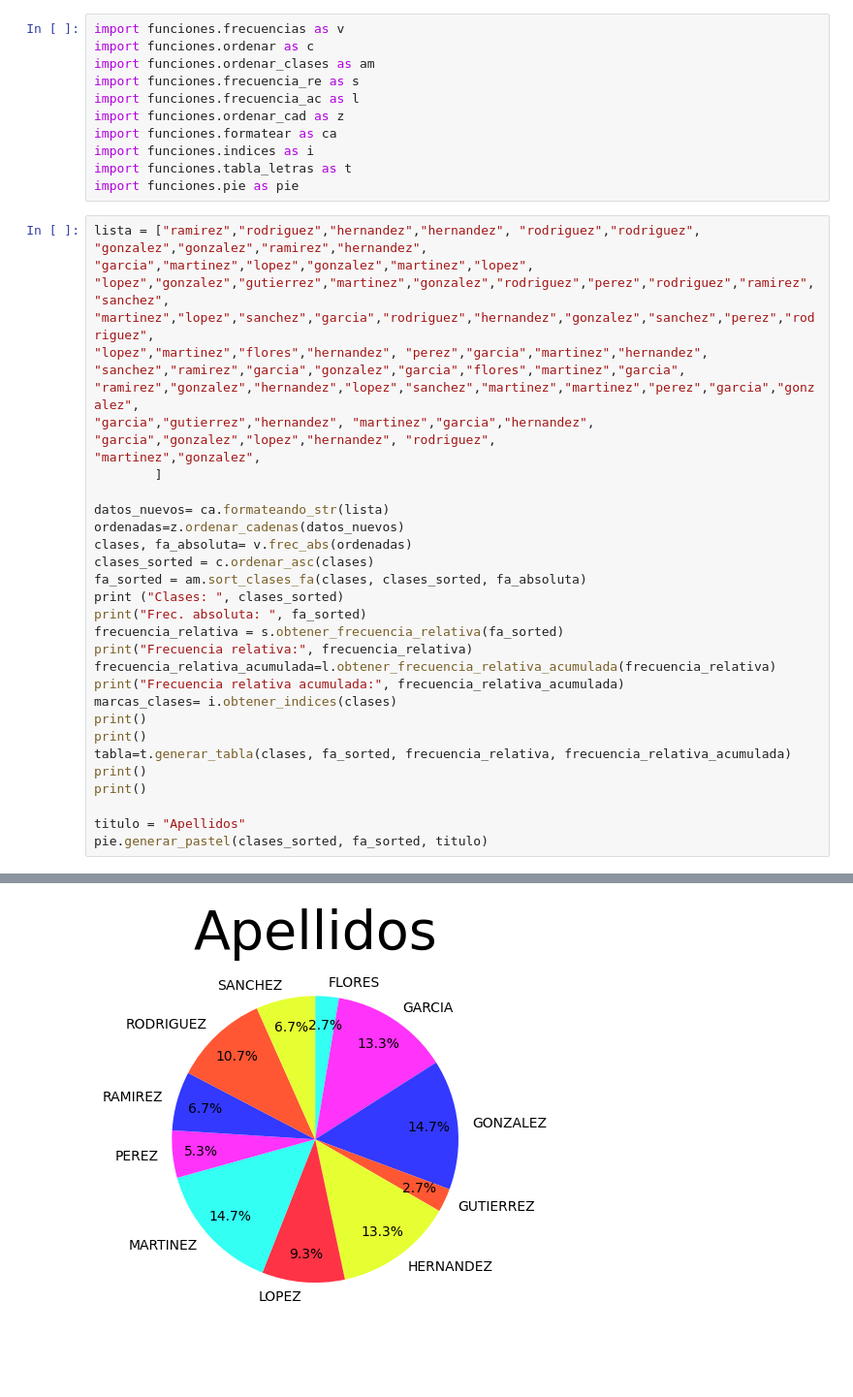
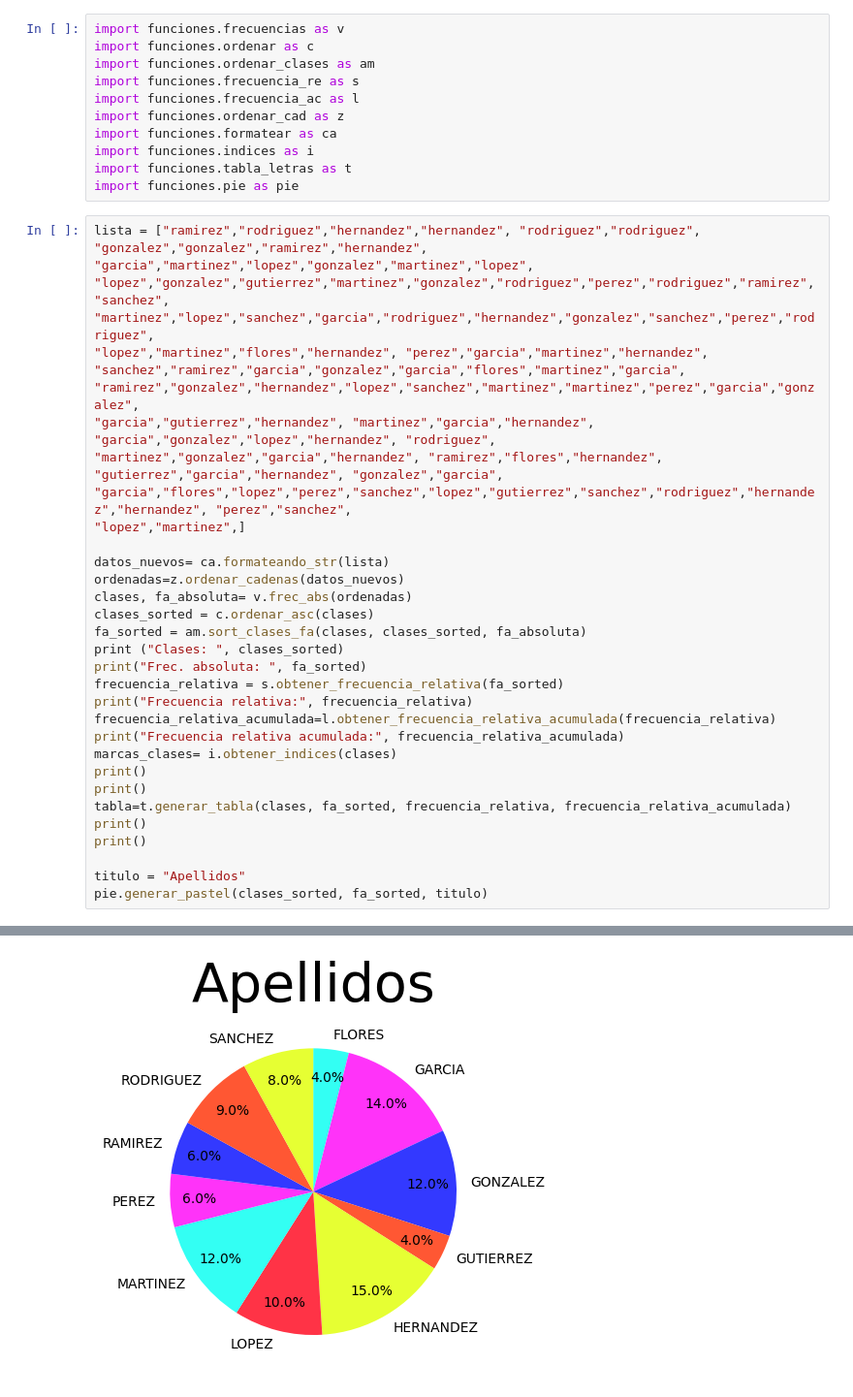
Before and after one commit to SebastianHernadez/SHAVerano2024T1, a Jupyter notebook: index.ipynb, the cells around one changed output, grey strips where cells are left out. Shown at 97% size. Saved outputs shown, nothing was run; the diff lists cells and outputs as text; blank space fills up the shorter version.

```diff
--- a/index.ipynb
+++ b/index.ipynb
@@ -18,8 +18,9 @@ lista = ["ramirez","rodriguez","hernandez","hernandez", "rodriguez","rodriguez",
 "sanchez","ramirez","garcia","gonzalez","garcia","flores","martinez","garcia",
 "ramirez","gonzalez","hernandez","lopez","sanchez","martinez","martinez","perez","garcia","gonzalez",
 "garcia","gutierrez","hernandez", "martinez","garcia","hernandez", "garcia","gonzalez","lopez","hernandez", "rodriguez",
-"martinez","gonzalez",
-        ]
+"martinez","gonzalez","garcia","hernandez", "ramirez","flores","hernandez", "gutierrez","garcia","hernandez", "gonzalez","garcia",
+"garcia","flores","lopez","perez","sanchez","lopez","gutierrez","sanchez","rodriguez","hernandez","hernandez", "perez","sanchez",
+"lopez","martinez",]
 
 datos_nuevos= ca.formateando_str(lista)
 ordenadas=z.ordenar_cadenas(datos_nuevos)
@@ -63 +64 @@ Frecuencia relativa acumulada: [2.666666666666667, 16.0, 30.666666666666664, 33.
-[figure, old version]
+[figure, new version]
```
Also changed, not shown: parts of 2 cells of this notebook.
